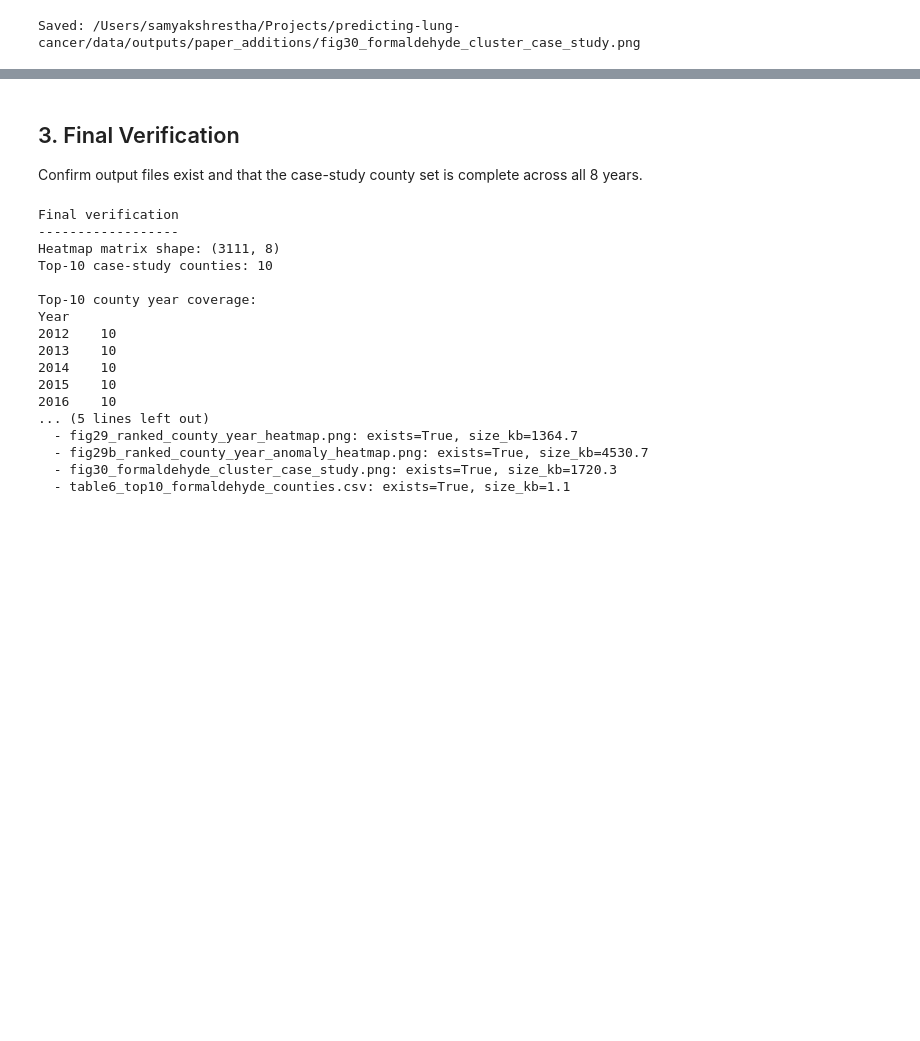
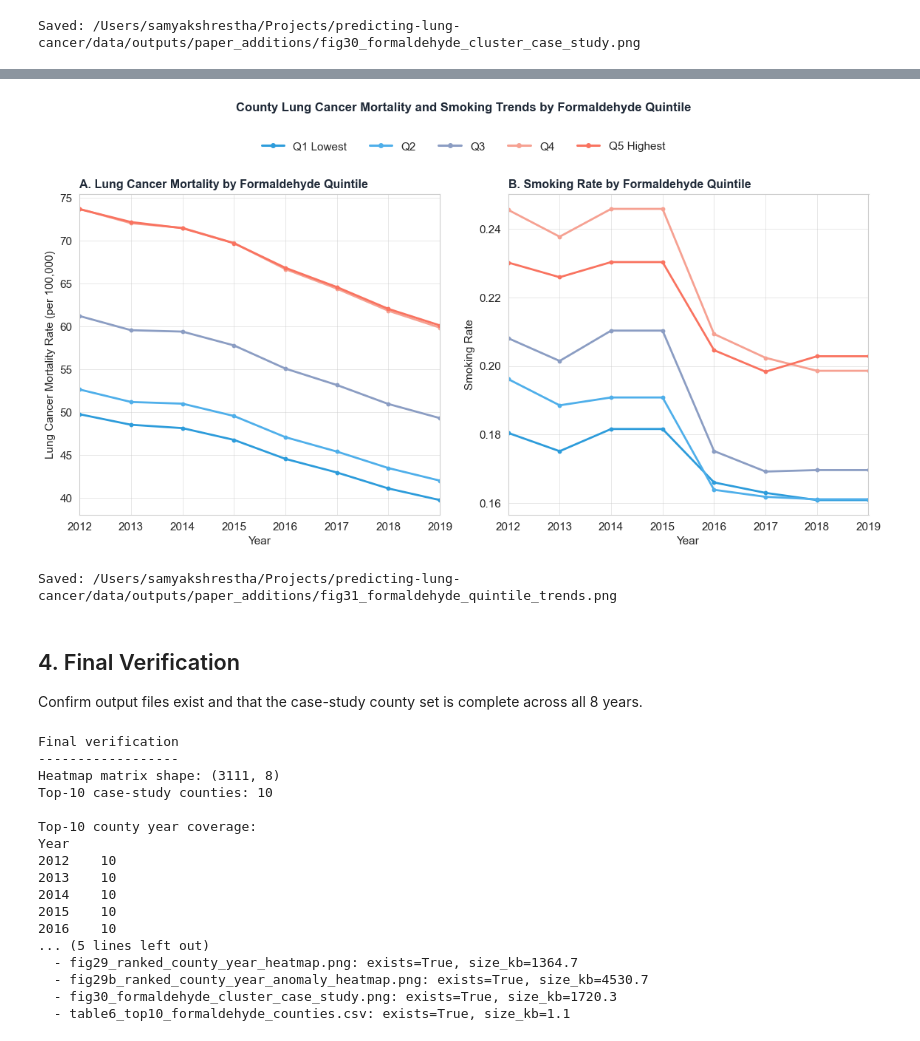
Before and after one commit to mi3nts/predicting-lung-cancer, a Jupyter notebook: notebooks/10_additional_paper_figures.ipynb, the cells around one changed output, grey strips where cells are left out. Cells and saved outputs as stored; diff of their text form; code cells hidden in the pictures; blank space fills up the shorter version.

Commit message:
Added quintile plot

```diff
--- a/notebooks/10_additional_paper_figures.ipynb
+++ b/notebooks/10_additional_paper_figures.ipynb
@@ -433,5 +500,60 @@ Saved: /Users/samyakshrestha/Projects/predicting-lung-cancer/data/outputs/paper_
+# %%
+fig, axes = plt.subplots(1, 2, figsize=(DOUBLE_COL_WIDTH * 1.70, DOUBLE_COL_WIDTH * 0.82), sharex=True)
+
+panel_specs = [
+    ('lung_cancer_mortality_per_100k', 'A. Lung Cancer Mortality by Formaldehyde Quintile', 'Lung Cancer Mortality Rate (per 100,000)'),
+    ('smoking_rate', 'B. Smoking Rate by Formaldehyde Quintile', 'Smoking Rate')
+]
+
+for ax, (value_col, title, y_label) in zip(axes, panel_specs):
+    for label in quintile_labels:
+        plot_df = (
+            quintile_yearly[quintile_yearly['formaldehyde_quintile'] == label]
+            .sort_values('Year')
+        )
+        ax.plot(
+            plot_df['Year'],
+            plot_df[value_col],
+            marker='o',
+            markersize=3.2,
+            linewidth=2.0,
+            color=quintile_palette[label],
+            label=label
+        )
+
+    ax.set_title(title, fontsize=FONT_SIZE + 0.5, fontweight='bold', color=TITLE_COLOR, loc='left')
+    ax.set_xlabel('Year')
+    ax.set_ylabel(y_label)
+    ax.set_xticks(range(2012, 2020))
+    ax.set_xlim(2012, 2019)
+    ax.grid(True)
+    ax.set_axisbelow(True)
+
+legend_handles = [
+    Line2D([0], [0], color=quintile_palette[label], linewidth=2.2, marker='o', markersize=4, label=label)
+    for label in quintile_labels
+]
+
+fig.legend(handles=legend_handles, loc='upper center', ncol=5, frameon=False, bbox_to_anchor=(0.5, 1.03))
+fig.suptitle(
+    'County Lung Cancer Mortality and Smoking Trends by Formaldehyde Quintile',
+    fontsize=FONT_SIZE + 1,
+    fontweight='bold',
+    color=TITLE_COLOR,
+    y=1.10
+)
+
+plt.tight_layout()
+quintile_path = OUTPUT_DIR / 'fig31_formaldehyde_quintile_trends.png'
+plt.savefig(quintile_path, dpi=DPI, bbox_inches='tight', facecolor='white')
+plt.show()
+
+print(f'Saved: {quintile_path.resolve()}')
+# %% [output]
+[figure, added]
+Saved: /Users/samyakshrestha/Projects/predicting-lung-cancer/data/outputs/paper_additions/fig31_formaldehyde_quintile_trends.png
 # %% [markdown]
-## 3. Final Verification
+## 4. Final Verification
 
 Confirm output files exist and that the case-study county set is complete across all 8 years.
 # %%
```
Also changed, not shown: parts of 7 cells of this notebook.
